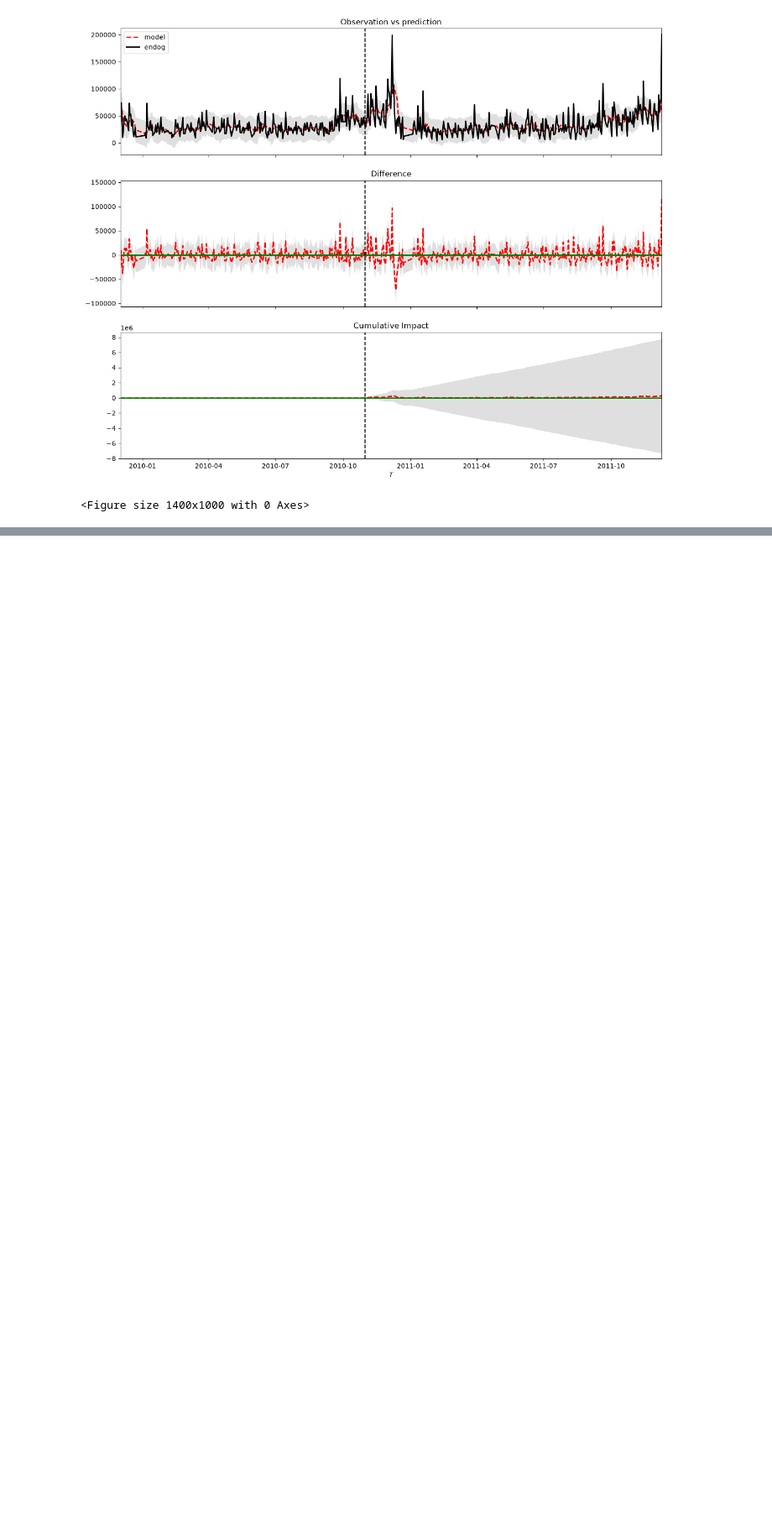
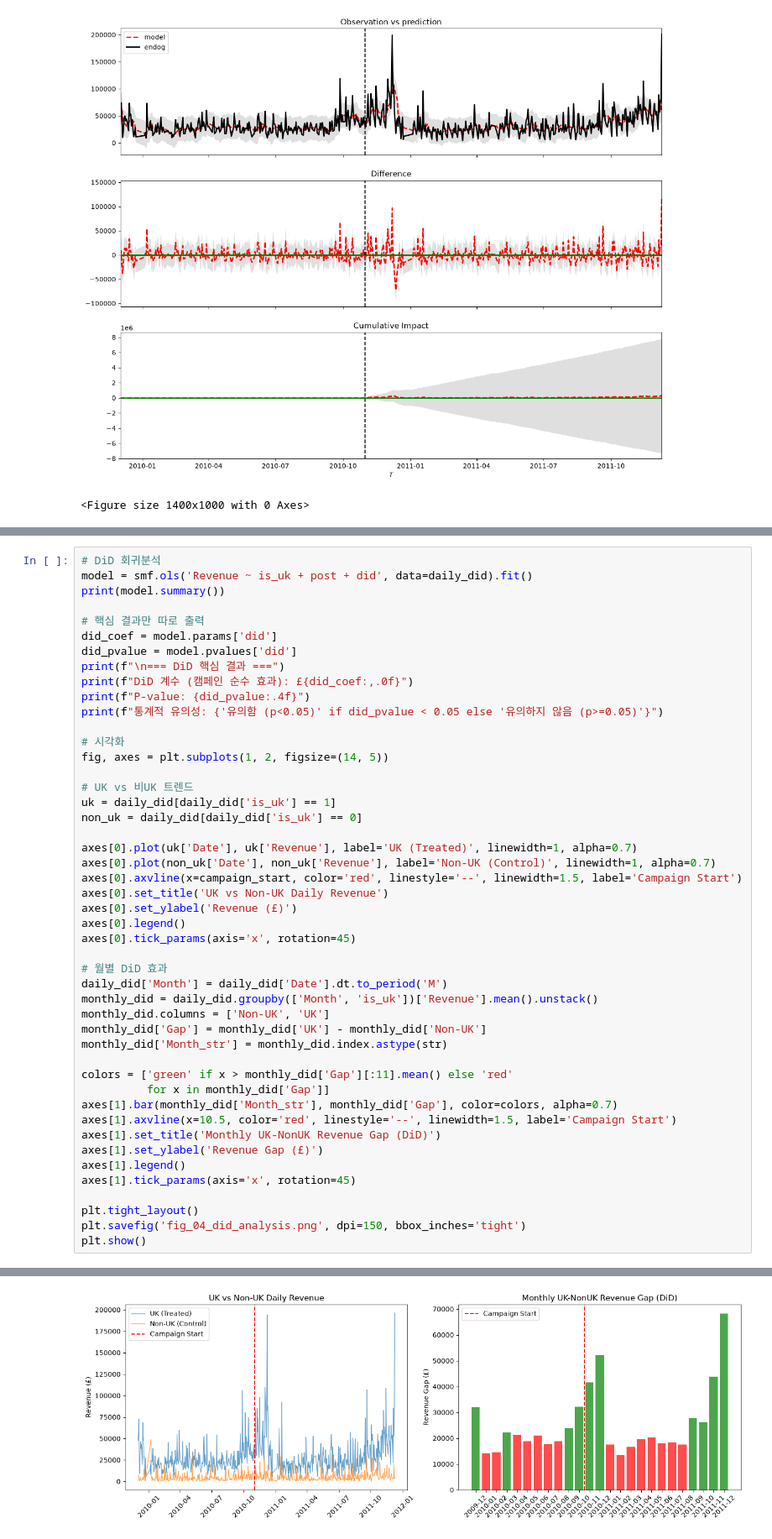
Before and after one commit to aaa020109-star/ecommerce-causal-impact, a Jupyter notebook: 01_causal_impact_analysis.ipynb, the cells around one changed output, grey strips where cells are left out. Shown at 84% size. Drawn from its saved outputs; the diff is of its cells as text; blank space fills up the shorter version.

Commit message:
Add DiD analysis as robustness check

```diff
--- a/01_causal_impact_analysis.ipynb
+++ b/01_causal_impact_analysis.ipynb
@@ -127,0 +172,48 @@ plt.show()
+# %%
+# DiD 회귀분석
+model = smf.ols('Revenue ~ is_uk + post + did', data=daily_did).fit()
+print(model.summary())
+
+# 핵심 결과만 따로 출력
+did_coef = model.params['did']
+did_pvalue = model.pvalues['did']
+print(f"\n=== DiD 핵심 결과 ===")
+print(f"DiD 계수 (캠페인 순수 효과): £{did_coef:,.0f}")
+print(f"P-value: {did_pvalue:.4f}")
+print(f"통계적 유의성: {'유의함 (p<0.05)' if did_pvalue < 0.05 else '유의하지 않음 (p>=0.05)'}")
+
+# 시각화
+fig, axes = plt.subplots(1, 2, figsize=(14, 5))
+
+# UK vs 비UK 트렌드
+uk = daily_did[daily_did['is_uk'] == 1]
+non_uk = daily_did[daily_did['is_uk'] == 0]
+
+axes[0].plot(uk['Date'], uk['Revenue'], label='UK (Treated)', linewidth=1, alpha=0.7)
+axes[0].plot(non_uk['Date'], non_uk['Revenue'], label='Non-UK (Control)', linewidth=1, alpha=0.7)
+axes[0].axvline(x=campaign_start, color='red', linestyle='--', linewidth=1.5, label='Campaign Start')
+axes[0].set_title('UK vs Non-UK Daily Revenue')
+axes[0].set_ylabel('Revenue (£)')
+axes[0].legend()
+axes[0].tick_params(axis='x', rotation=45)
+
+# 월별 DiD 효과
+daily_did['Month'] = daily_did['Date'].dt.to_period('M')
+monthly_did = daily_did.groupby(['Month', 'is_uk'])['Revenue'].mean().unstack()
+monthly_did.columns = ['Non-UK', 'UK']
+monthly_did['Gap'] = monthly_did['UK'] - monthly_did['Non-UK']
+monthly_did['Month_str'] = monthly_did.index.astype(str)
+
+colors = ['green' if x > monthly_did['Gap'][:11].mean() else 'red'
+          for x in monthly_did['Gap']]
+axes[1].bar(monthly_did['Month_str'], monthly_did['Gap'], color=colors, alpha=0.7)
+axes[1].axvline(x=10.5, color='red', linestyle='--', linewidth=1.5, label='Campaign Start')
+axes[1].set_title('Monthly UK-NonUK Revenue Gap (DiD)')
+axes[1].set_ylabel('Revenue Gap (£)')
+axes[1].legend()
+axes[1].tick_params(axis='x', rotation=45)
+
+plt.tight_layout()
+plt.savefig('fig_04_did_analysis.png', dpi=150, bbox_inches='tight')
+plt.show()
+# %% [output]
@@ -127,0 +237 @@ plt.show()
+[figure, added]
```
Also changed, not shown: parts of 3 cells of this notebook, 1 other file.
